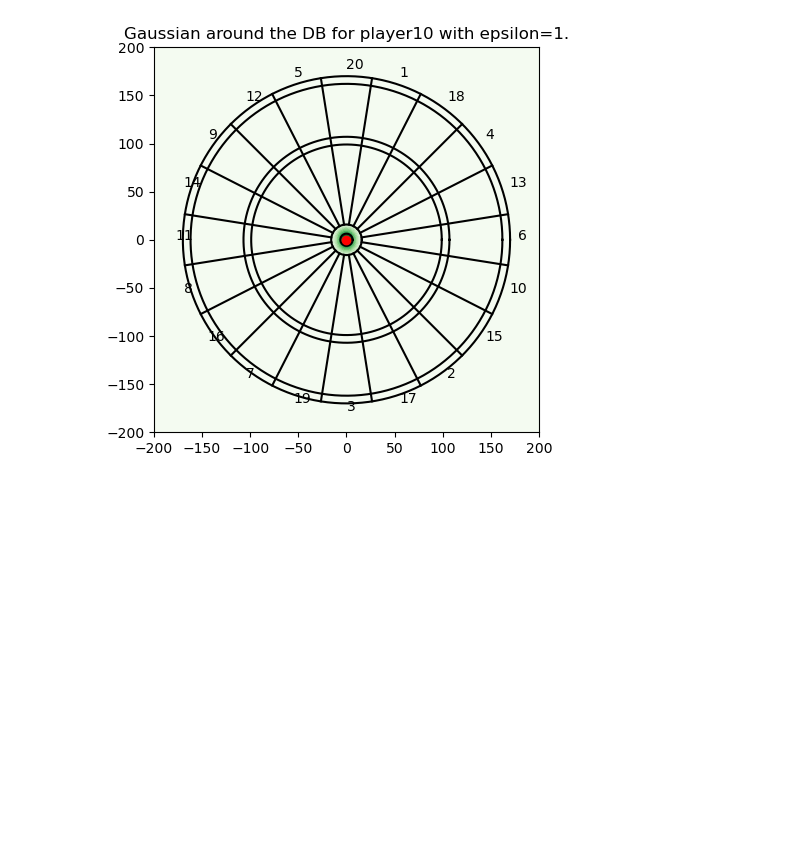
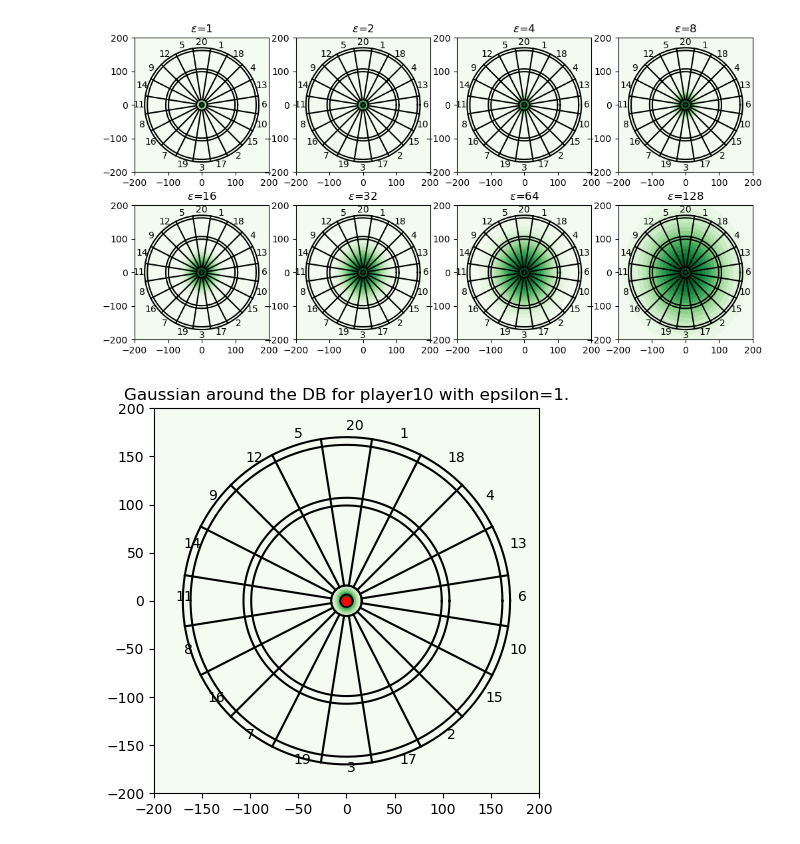
Before and after one commit to rachael-walker/darts-thesis, a Jupyter notebook: plot_gaussians.ipynb, the cells around one changed output. Saved outputs shown, nothing was run; the diff lists cells and outputs as text; code cells hidden in the pictures; blank space fills up the shorter version.

```diff
--- a/plot_gaussians.ipynb
+++ b/plot_gaussians.ipynb
@@ -56,3 +114,17 @@ def plot_gaussian(x_val,y_val,error_multiplier,player_index=7,xlim=(-200,200),yl
+# %%
+
+x_val=0
+y_val=0
+
+epsilon_list = [1,2,4,8,16,32,64,128]
+fig, ax = plt.subplots(2, 4,figsize=(12,6))
+
+for e in range(len(epsilon_list)):
+    row = 0 if e <4 else 1
+    col = e % 4
+    plot_gaussian(x_val,y_val,epsilon_list[e],player_index=10,xlim=(-200,200),ylim=(-200,200),ax=ax[row,col],title='$\epsilon$={}'.format(epsilon_list[e]))
+# %% [output]
+[figure, added]
 # %%
 x_val = 0
 y_val= 0
```
Also changed, not shown: parts of 6 cells of this notebook, 28 other files.
